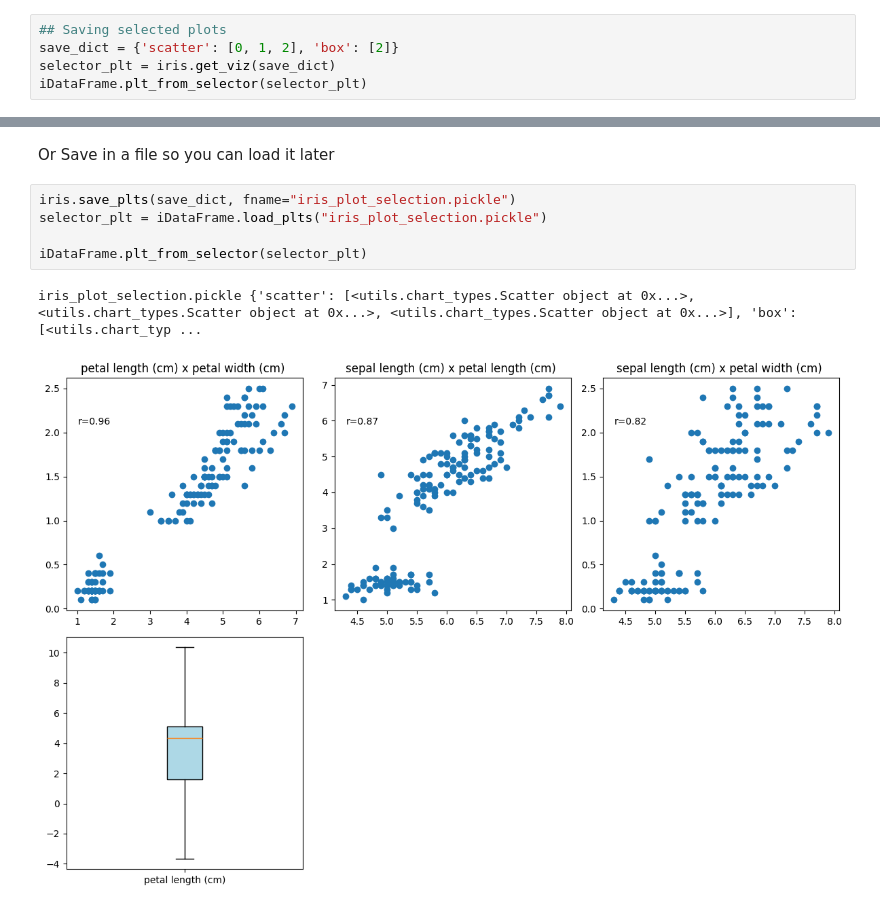
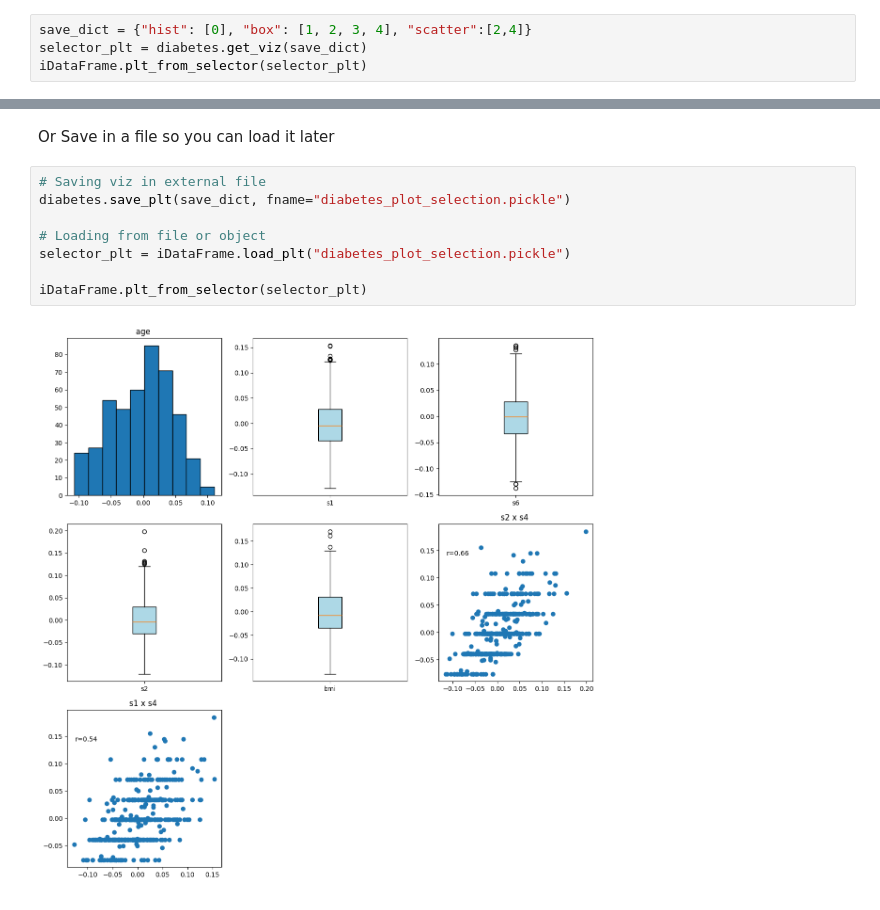
Before and after one commit to pradolucas/PGC, a Jupyter notebook: demo/demo.ipynb, the cells around one changed output, grey strips where cells are left out. Cells and saved outputs as stored; diff of their text form.

```diff
--- a/demo/demo.ipynb
+++ b/demo/demo.ipynb
@@ -23,6 +21,5 @@ VBox(children=(Dropdown(description='Plot type:', options=('hist', 'scatter', 'b
 # %%
-## Saving selected plots
-save_dict = {'scatter': [0, 1, 2], 'box': [2]}
-selector_plt = iris.get_viz(save_dict)
+save_dict = {"hist": [0], "box": [1, 2, 3, 4], "scatter":[2,4]}
+selector_plt = diabetes.get_viz(save_dict)
 iDataFrame.plt_from_selector(selector_plt)
 # %% [output]
@@ -30,10 +27,12 @@ iDataFrame.plt_from_selector(selector_plt)
 # %% [markdown]
 Or Save in a file so you can load it later
 # %%
-iris.save_plts(save_dict, fname="iris_plot_selection.pickle")
-selector_plt = iDataFrame.load_plts("iris_plot_selection.pickle")
+# Saving viz in external file
+diabetes.save_plt(save_dict, fname="diabetes_plot_selection.pickle")
+
+# Loading from file or object
+selector_plt = iDataFrame.load_plt("diabetes_plot_selection.pickle")
 
 iDataFrame.plt_from_selector(selector_plt)
 # %% [output]
-iris_plot_selection.pickle {'scatter': [<utils.chart_types.Scatter object at 0x...>, <utils.chart_types.Scatter object at 0x...>, <utils.chart_types.Scatter object at 0x...>], 'box': [<utils.chart_typ ...
-[figure, old version]
+[figure, new version]
```
Also changed, not shown: parts of 28 cells of this notebook, 1 other file.
